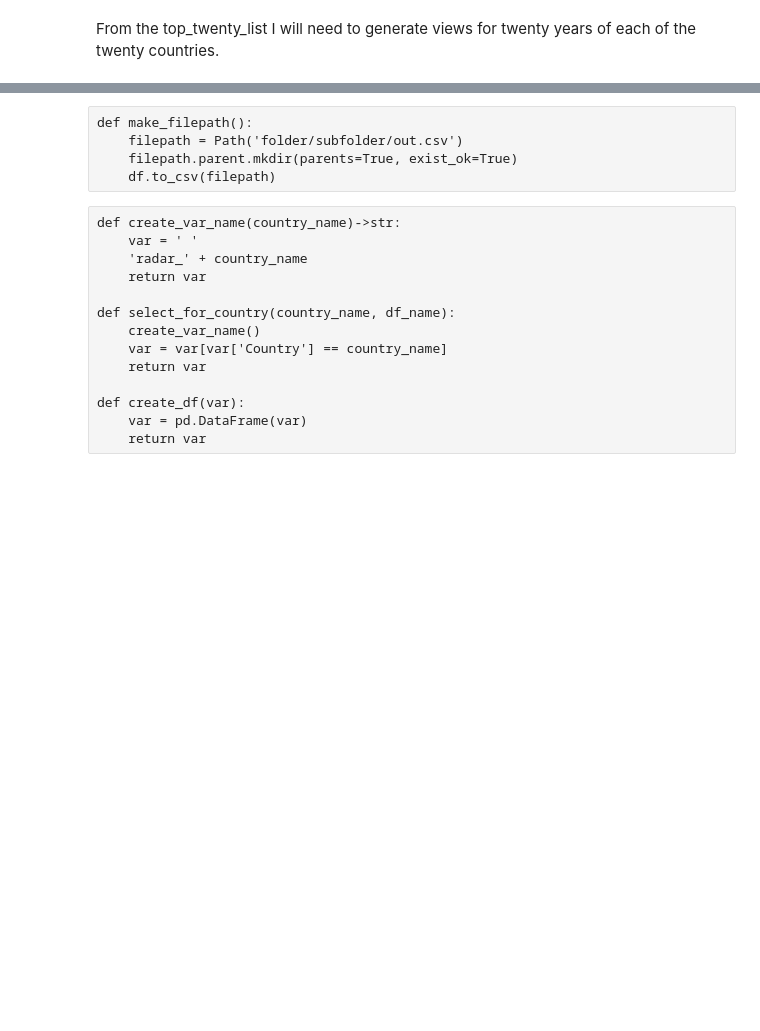
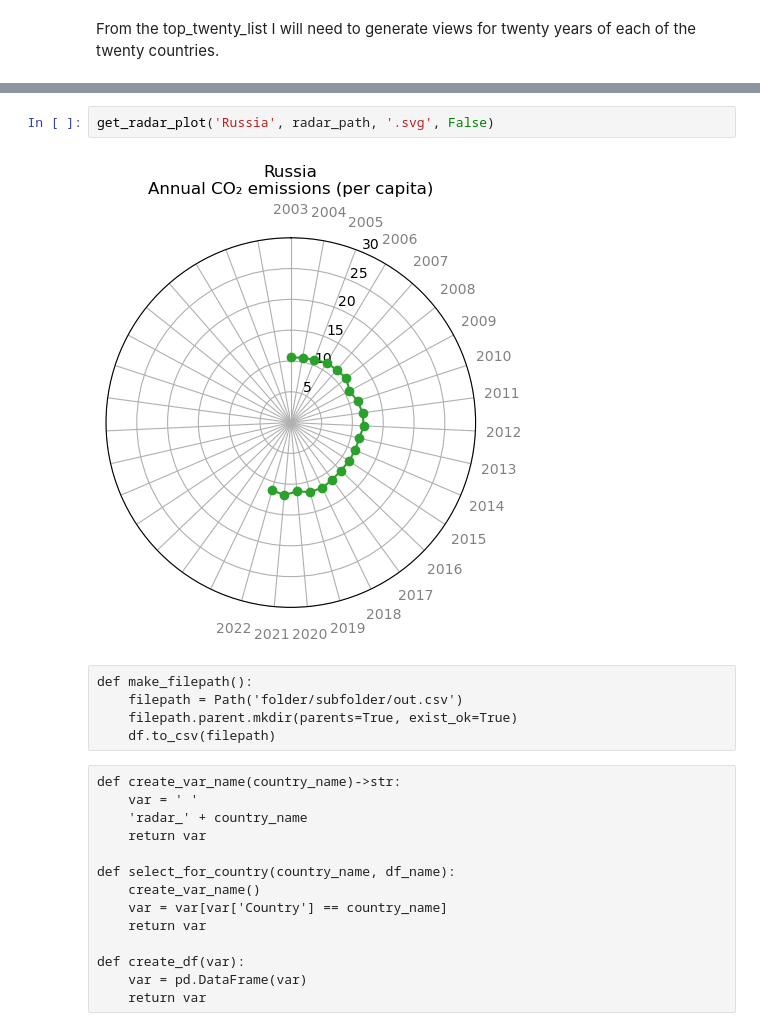
Before and after one commit to LydiaStoneKonstanski/PerCapitaCO2Emissions_data_visualization, a Jupyter notebook: data/co2dataframes.ipynb, the cells around one changed output, grey strips where cells are left out. Cells and saved outputs as stored; diff of their text form; blank space fills up the shorter version.

```diff
--- a/data/co2dataframes.ipynb
+++ b/data/co2dataframes.ipynb
@@ -181,3 +246,7 @@ c_filter.head()
+# %%
+get_radar_plot('Russia', radar_path, '.svg', False)
+# %% [output]
+[figure, added]
 # %% [raw]
 def make_filepath():
     filepath = Path('folder/subfolder/out.csv')
```
Also changed, not shown: parts of 7 cells of this notebook, 27 other files.
